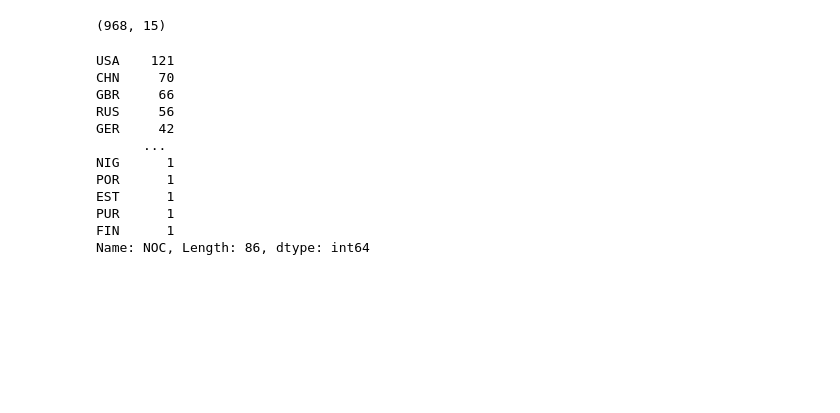
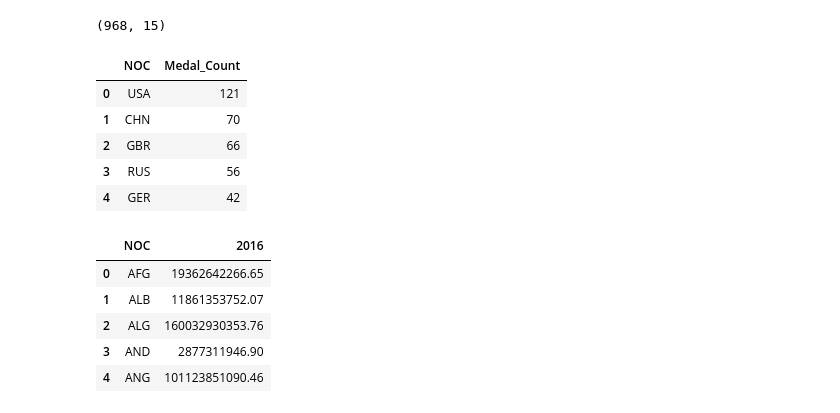
Before and after one commit to tysorensen/project1-group1, a Jupyter notebook: olympic_data_angie.ipynb, the cells around one changed output. Cells and saved outputs as stored; diff of their text form; code cells hidden in the pictures; blank space fills up the shorter version.

```diff
--- a/olympic_data_angie.ipynb
+++ b/olympic_data_angie.ipynb
@@ -101,18 +101,23 @@ final_result.shape
 # %% [output]
 (968, 15)
 # %%
-medal_count_by_NOC_2016 = final_result.NOC.value_counts()
-medal_count_by_NOC_2016
+medal_count_by_NOC_2016 = final_result.NOC.value_counts().to_frame(name = "Medal_Count").reset_index()
+final_medal_count_by_NOC_2016 = medal_count_by_NOC_2016.rename(columns={"index": "NOC"})
+final_medal_count_by_NOC_2016.head()
 # %% [output]
-USA    121
-CHN     70
-GBR     66
-RUS     56
-GER     42
-      ...
-NIG      1
-POR      1
-EST      1
-PUR      1
-FIN      1
-Name: NOC, Length: 86, dtype: int64
+|  | NOC | Medal_Count |
+| 0 | USA | 121 |
+| 1 | CHN | 70 |
+| 2 | GBR | 66 |
+| 3 | RUS | 56 |
+| 4 | GER | 42 |
+# %%
+gdp_NOC_2016 = gdp_data.loc[: , ["NOC", "2016"]]
+gdp_NOC_2016.head()
+# %% [output]
+|  | NOC | 2016 |
+| 0 | AFG | 19362642266.65 |
+| 1 | ALB | 11861353752.07 |
+| 2 | ALG | 160032930353.76 |
+| 3 | AND | 2877311946.90 |
+| 4 | ANG | 101123851090.46 |
```
Also changed, not shown: parts of 2 cells of this notebook.
